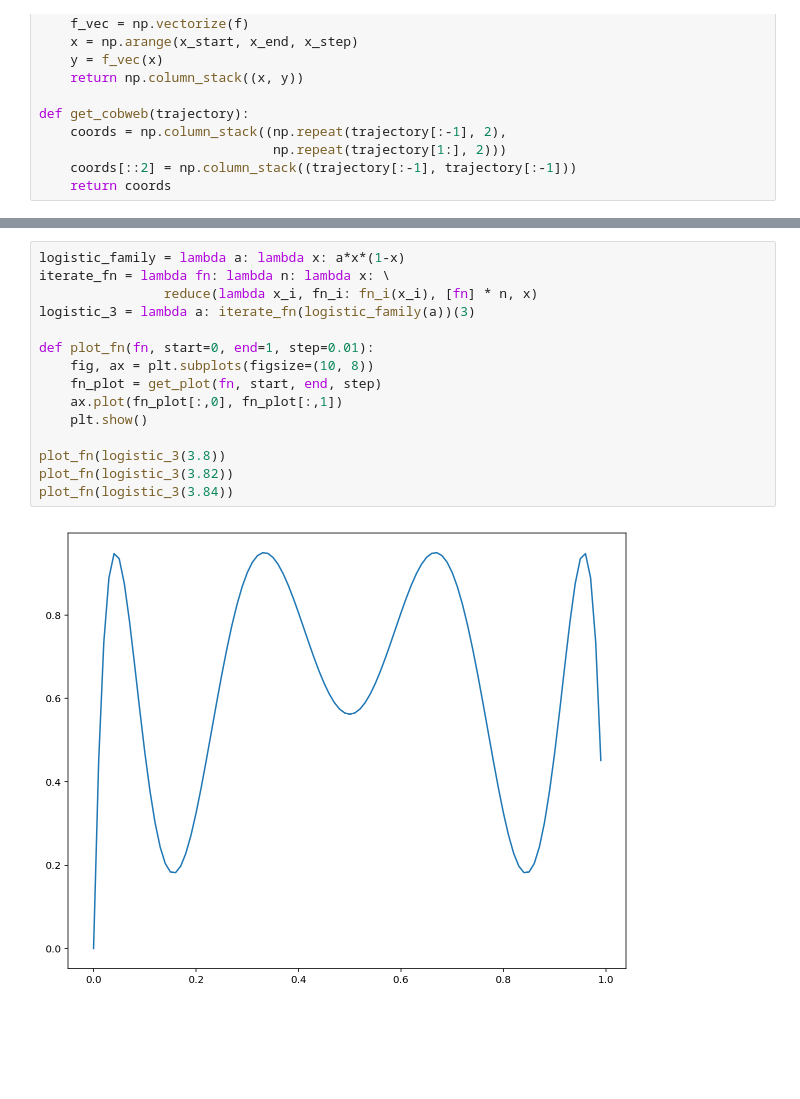
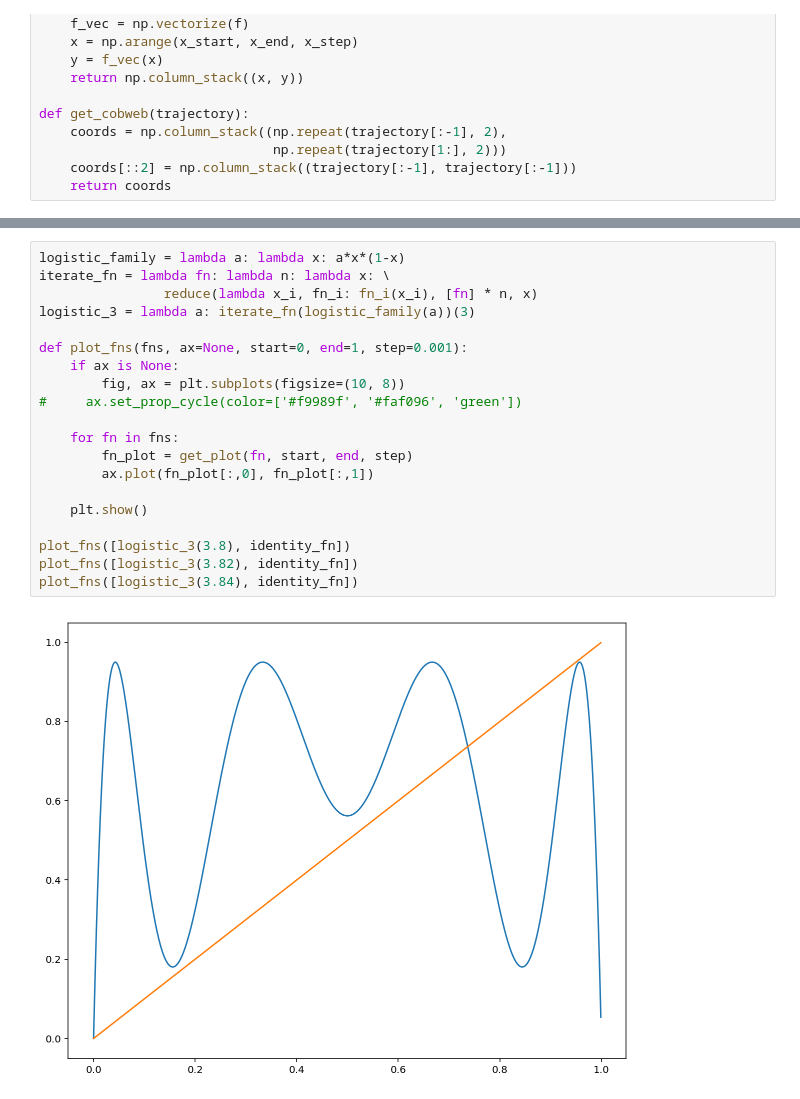
Before and after one commit to themichaelyang/dynsys, a Jupyter notebook: hw-3.ipynb, the cells around one changed output, grey strips where cells are left out. Cells and saved outputs as stored; diff of their text form; blank space fills up the shorter version.

```diff
--- a/hw-3.ipynb
+++ b/hw-3.ipynb
@@ -48,17 +49,22 @@ plt.show()
 # %%
 logistic_family = lambda a: lambda x: a*x*(1-x)
 iterate_fn = lambda fn: lambda n: lambda x: \
                 reduce(lambda x_i, fn_i: fn_i(x_i), [fn] * n, x)
 logistic_3 = lambda a: iterate_fn(logistic_family(a))(3)
 
-def plot_fn(fn, start=0, end=1, step=0.01):
-    fig, ax = plt.subplots(figsize=(10, 8))
-    fn_plot = get_plot(fn, start, end, step)
-    ax.plot(fn_plot[:,0], fn_plot[:,1])
+def plot_fns(fns, ax=None, start=0, end=1, step=0.001):
+    if ax is None:
+        fig, ax = plt.subplots(figsize=(10, 8))
+#     ax.set_prop_cycle(color=['#f9989f', '#faf096', 'green'])
+
+    for fn in fns:
+        fn_plot = get_plot(fn, start, end, step)
+        ax.plot(fn_plot[:,0], fn_plot[:,1])
+
     plt.show()
 
-plot_fn(logistic_3(3.8))
-plot_fn(logistic_3(3.82))
-plot_fn(logistic_3(3.84))
+plot_fns([logistic_3(3.8), identity_fn])
+plot_fns([logistic_3(3.82), identity_fn])
+plot_fns([logistic_3(3.84), identity_fn])
 # %% [output]
-[figure, old version]
+[figure, new version]
```
Also changed, not shown: parts of 10 cells of this notebook, 1 other file.
